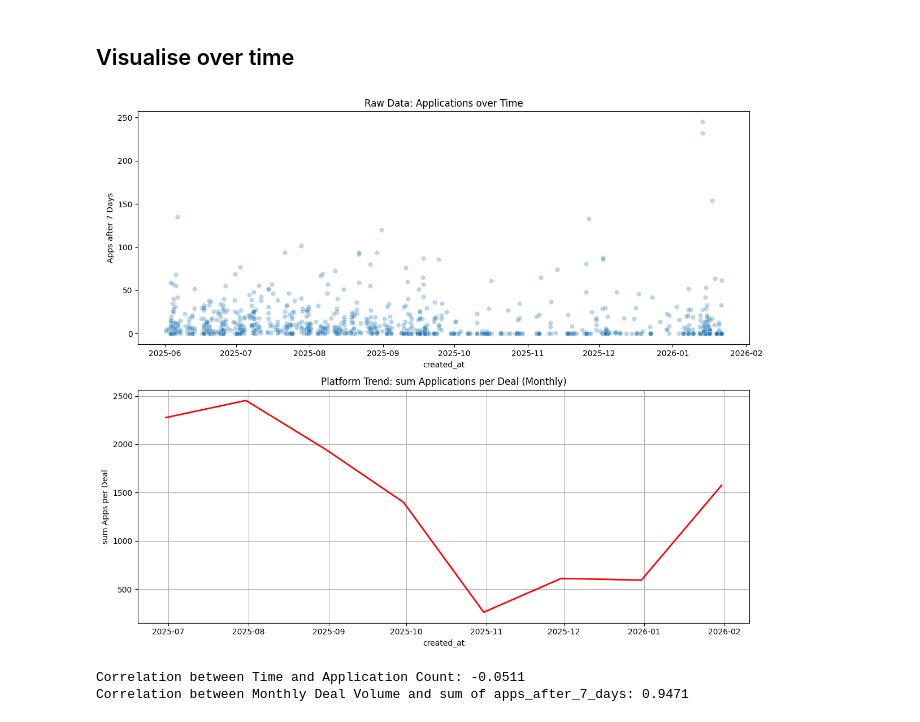
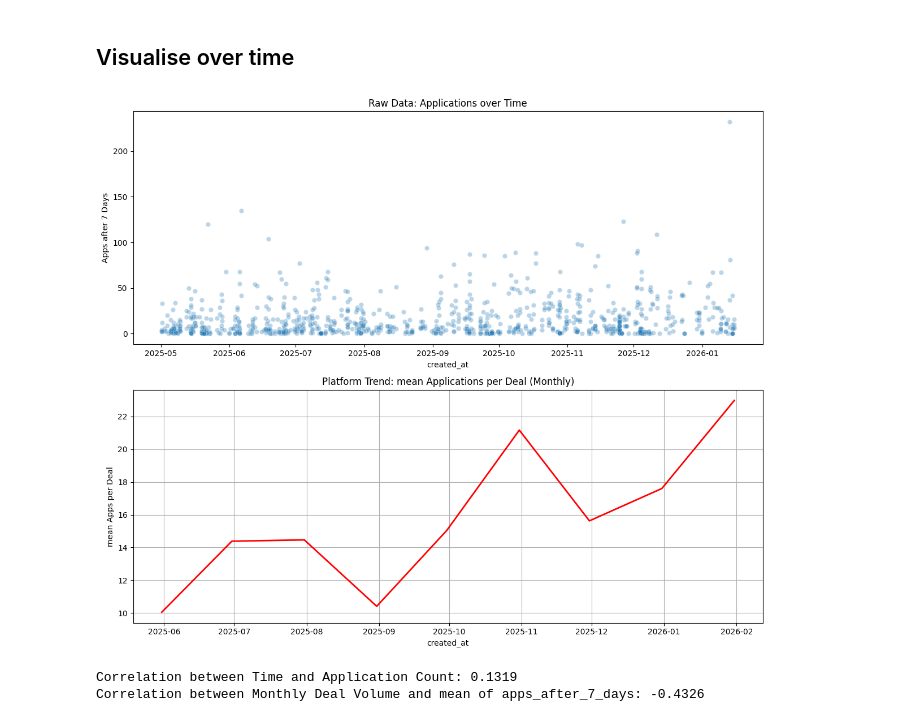
Before and after one commit to wouterbarter/AI_thesis_public, a Jupyter notebook: notebooks/barter_deals_analysis_basic_model.ipynb, the cells around one changed output. Saved outputs shown, nothing was run; the diff lists cells and outputs as text; code cells hidden in the pictures.

```diff
--- a/notebooks/barter_deals_analysis_basic_model.ipynb
+++ b/notebooks/barter_deals_analysis_basic_model.ipynb
@@ -21,3 +37,19 @@ df = pd.read_parquet(input_data_path)
 # %%
 df['created_at'] = pd.to_datetime(df['created_at'])
 df['month'] = df['created_at'].dt.to_period('M')
+df['week'] = df['created_at'].dt.to_period('W-MON')
+
+df['log_apps'] = np.log1p(df['apps_after_7_days'])
+
+
+
+# Content types
+df['content_types_set'] = df['content_types'].apply(
+    lambda x: set(y['name'] for y in x) if type(x) == np.ndarray else set())
+df['content_types_list'] = [list(x) for x in df['content_types_set']]
+
+# # Fine-grained locations
+# df['company_locations_parsed'] = df['company_locations'].apply(lambda x: json.loads(x) if pd.notna(x) else pd.NA)
+# df['city_set'] = df['company_locations_parsed'].apply(lambda x: frozenset([y.get('town_slug').lower() for y in x]) if isinstance(x, list) else pd.NA)
+# df['province_set'] = df['company_locations_parsed'].apply(lambda x: frozenset([y.get('town').lower() for y in x]) if isinstance(x, list) else pd.NA)
+# df['province_list'] = df['province_set'].apply(lambda x: list(x) if isinstance(x, frozenset) else pd.NA)
@@ -23,0 +212,10 @@ df['month'] = df['created_at'].dt.to_period('M')
+# %%
+# Var to control for monthly growth
+monthly_sums = df.groupby('month')['apps_after_7_days'].sum().reset_index()
+monthly_sums.rename(
+    columns={'apps_after_7_days': 'monthly_sums'}, inplace=True)
+df = pd.merge(df, monthly_sums, on='month', how='left')
+
+
+df['rest_monthly_sums'] = df['monthly_sums'] - df['apps_after_7_days']
+df['log_rest_of_platform'] = np.log1p(df['rest_monthly_sums'])
@@ -191,11 +410,16 @@ def run_cleaning_pipeline(raw_df, config):
 # %%
 # 1. Define your configuration dictionary
 cleaning_config = {
-    "START_DATE": "2025-05",
-    "MIN_CATEGORY_OBSERVATIONS": 50,
+    # "START_DATE": "2025-05",
+    "START_DATE": "2025-04",
+    # "MIN_CATEGORY_OBSERVATIONS": 20,
+    "MIN_CATEGORY_OBSERVATIONS": 30,
     "PARTNER_IDS_TO_REMOVE": [85, 4],
-    "DEAL_LANGUAGES_TO_REMOVE": ['de'],
+    # "PARTNER_IDS_TO_REMOVE": [],
+    # "DEAL_LANGUAGES_TO_REMOVE": ['de'],
+    "DEAL_LANGUAGES_TO_REMOVE": [],
     "diff_total_apps_7_days_floor": 10,
+    # Requiring min of 1 app improves R2, but might filter sincerely bad deals
     'MIN_APPS_TOTAL': 0,
     'min_apps_after_7_days': -1,
     "MIN_DEAL_VALUE": 0,
@@ -976,7 +2154,8 @@ def visualise_var_over_time(input_df, y_variable='apps_after_7_days', agg_type='
 
     # 4. Statistical Check
     # Correlation between Time and Applications
-    corr = input_df[['days_since_start', 'apps_after_7_days']].corr().iloc[0, 1]
+    corr = input_df[['days_since_start',
+                     'apps_after_7_days']].corr().iloc[0, 1]
     print(f"Correlation between Time and Application Count: {corr:.4f}")
 
     # Check for "Deal Volume" dilution
@@ -985,8 +2164,8 @@ def visualise_var_over_time(input_df, y_variable='apps_after_7_days', agg_type='
     print(
         f"Correlation between Monthly Deal Volume and {agg_type} of {y_variable}: {volume_corr:.4f}")
 # %%
-visualise_var_over_time(clean_df)
+visualise_var_over_time(clean_df, agg_type='mean')
 # %% [output]
-[figure, old version]
+[figure, new version]
-Correlation between Time and Application Count: -0.0511
-Correlation between Monthly Deal Volume and sum of apps_after_7_days: 0.9471
+Correlation between Time and Application Count: 0.1319
+Correlation between Monthly Deal Volume and mean of apps_after_7_days: -0.4326
```
Also changed, not shown: parts of 63 cells of this notebook.
